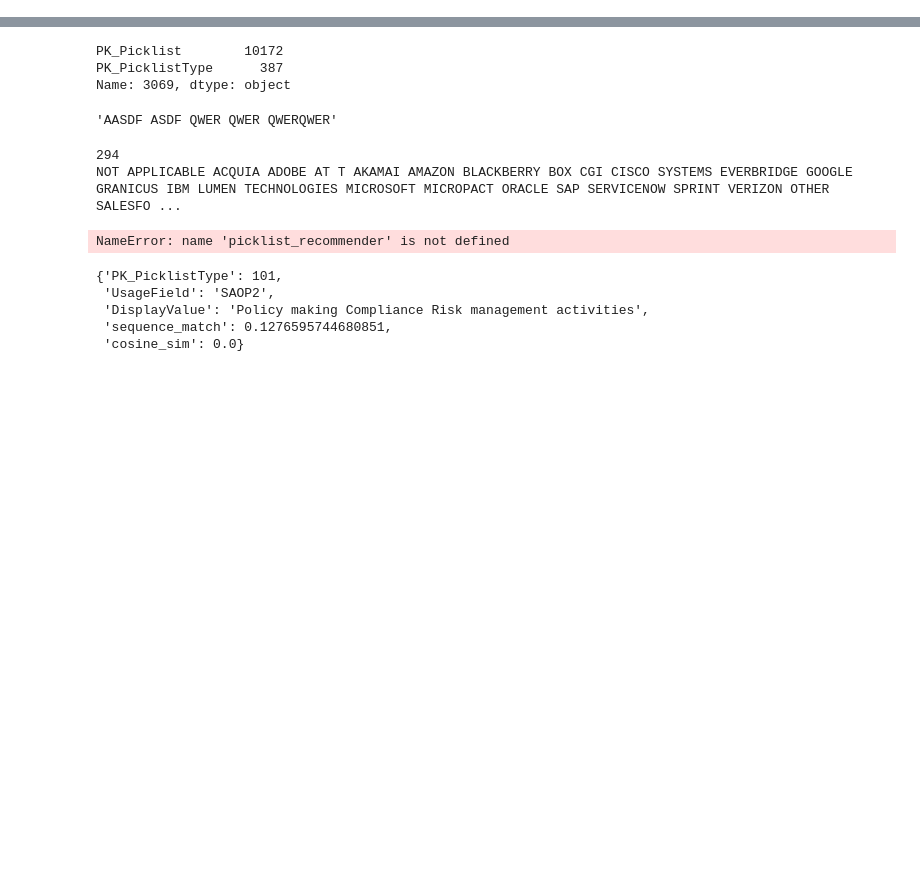
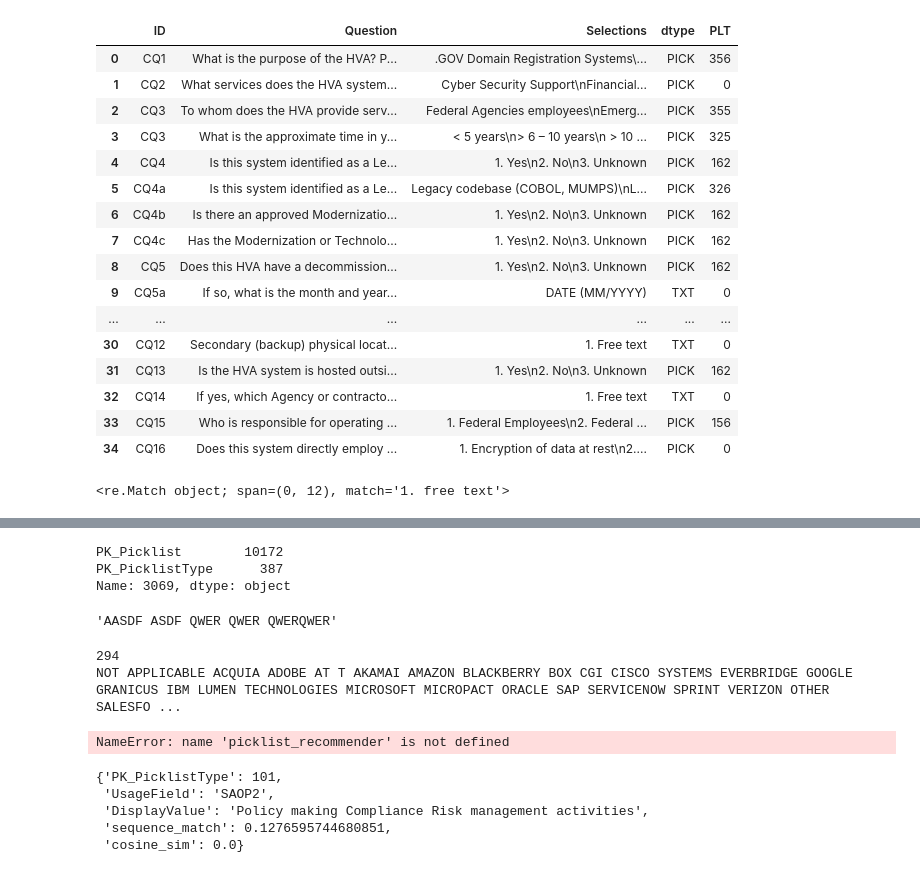
Before and after one commit to tmnkopp/PythonAutomation, a Jupyter notebook: CodeGenerators/codegen.ipynb, the cells around one changed output, grey strips where cells are left out. Saved outputs shown, nothing was run; the diff lists cells and outputs as text; code cells hidden in the pictures; blank space fills up the shorter version.

```diff
--- a/CodeGenerators/codegen.ipynb
+++ b/CodeGenerators/codegen.ipynb
@@ -48,0 +11,7 @@ VALUES
+# %%
+config = {}
+with open('config.json', 'r') as f:
+    config=json.loads(f.read())
+config['source']  #v v   .size().reset_index(name='counts')
+ctx=context()
+ctx.config=config
@@ -48,0 +41,9 @@ VALUES
+# %%
+df=pd.read_excel(config['source'], sheet_name=int(2), header=30, usecols='A,B,D').fillna(method='ffill').reset_index()
+df=df.groupby(['ID','Question'], as_index=False).agg({'Selections': list, 'index': 'min'})
+df=df.sort_values('index').reset_index(drop=True).drop('index', axis=1)
+df['DATATYPE']=df['Selections'].apply(lambda x: 'TXT' if len(x) < 2 else 'PICK')
+pr = picklist_recommender(config['connstr'])
+df['PLT']=df['Selections'].apply(lambda x: pr.recommend(x)['PK_PicklistType'] )
+pr.to_cache()
+df
@@ -48,0 +96,6 @@ VALUES
+# %%
+df['dtype']=df['Selections'].apply(lambda x: 'TXT' if len(x.split('\n')) < 2 else 'PICK')
+pr = picklist_recommender(config['connstr'])
+df['PLT']=df['Selections'].apply(lambda x: pr.recommend(x.split('\n'))['PK_PicklistType'] )
+pr.to_cache()
+df.head()
@@ -48,0 +109,24 @@ VALUES
+# %%
+df[0:35]
+# %% [output]
+|  | ID | Question | Selections | dtype | PLT |
+| 0 | CQ1 | What is the purpose of the HVA? P... | .GOV Domain Registration Systems\... | PICK | 356 |
+| 1 | CQ2 | What services does the HVA system... | Cyber Security Support\nFinancial... | PICK | 0 |
+| 2 | CQ3 | To whom does the HVA provide serv... | Federal Agencies employees\nEmerg... | PICK | 355 |
+| 3 | CQ3 | What is the approximate time in y... | < 5 years\n> 6 – 10 years\n > 10 ... | PICK | 325 |
+| 4 | CQ4 | Is this system identified as a Le... | 1. Yes\n2. No\n3. Unknown | PICK | 162 |
+| 5 | CQ4a | Is this system identified as a Le... | Legacy codebase (COBOL, MUMPS)\nL... | PICK | 326 |
+| 6 | CQ4b | Is there an approved Modernizatio... | 1. Yes\n2. No\n3. Unknown | PICK | 162 |
+| 7 | CQ4c | Has the Modernization or Technolo... | 1. Yes\n2. No\n3. Unknown | PICK | 162 |
+| 8 | CQ5 | Does this HVA have a decommission... | 1. Yes\n2. No\n3. Unknown | PICK | 162 |
+| 9 | CQ5a | If so, what is the month and year... | DATE (MM/YYYY) | TXT | 0 |
+| ... | ... | ... | ... | ... | ... |
+| 30 | CQ12 | Secondary (backup) physical locat... | 1. Free text | TXT | 0 |
+| 31 | CQ13 | Is the HVA system is hosted outsi... | 1. Yes\n2. No\n3. Unknown | PICK | 162 |
+| 32 | CQ14 | If yes, which Agency or contracto... | 1. Free text | TXT | 0 |
+| 33 | CQ15 | Who is responsible for operating ... | 1. Federal Employees\n2. Federal ... | PICK | 156 |
+| 34 | CQ16 | Does this system directly employ ... | 1. Encryption of data at rest\n2.... | PICK | 0 |
+# %%
+re.search('.*free text.*',str('1. Free text').lower())
+# %% [output]
+<re.Match object; span=(0, 12), match='1. free text'>
```
Also changed, not shown: parts of 11 cells of this notebook, 15 other files.
